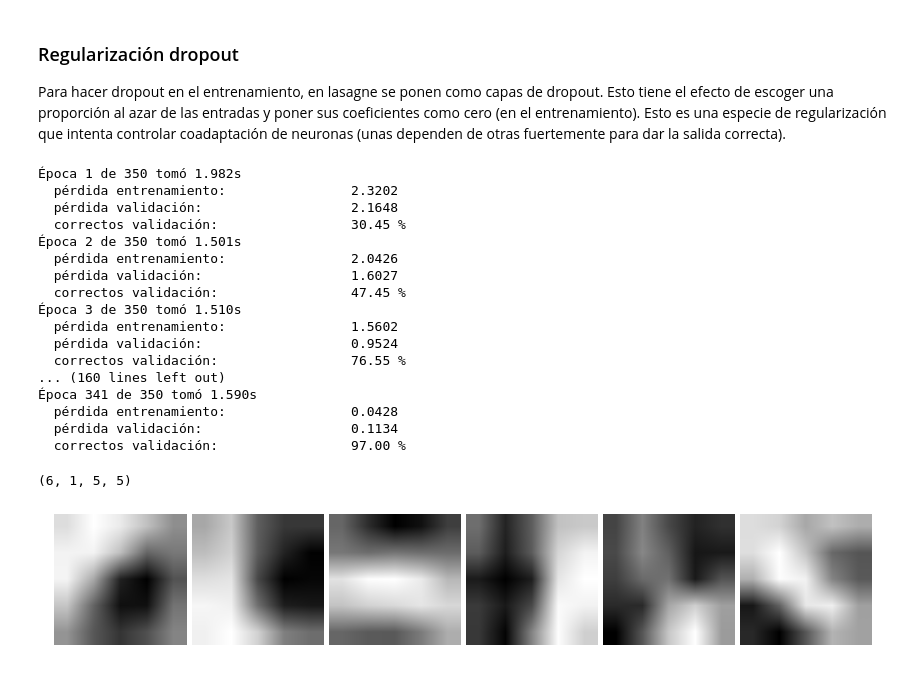
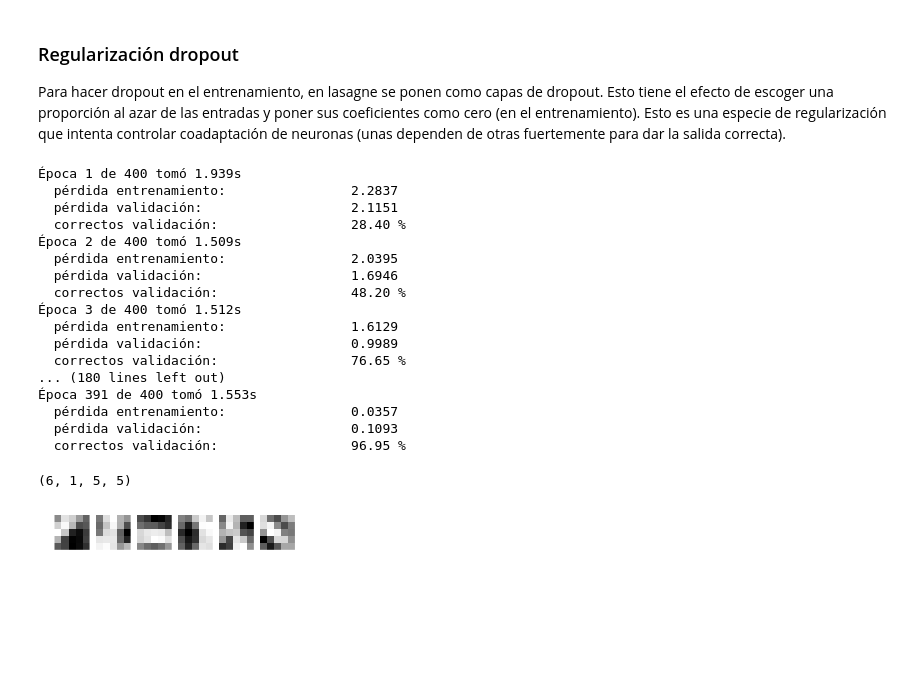
Before and after one commit to Songeo/aprendizaje_estadistico_2015, a Jupyter notebook: clases/clase_22/Clase_22_redes_conv.ipynb, the cells around one changed output. Drawn from its saved outputs; the diff is of its cells as text; code cells hidden in the pictures; blank space fills up the shorter version.

```diff
--- a/clases/clase_22/Clase_22_redes_conv.ipynb
+++ b/clases/clase_22/Clase_22_redes_conv.ipynb
@@ -596,45 +594,45 @@ updates_2 = lasagne.updates.nesterov_momentum(perdida_reg_2, params_2, learning_
 entrena_fn_2 = theano.function([entrada_var, respuesta_var], perdida_2, updates=updates_2)
 valid_fn_2 = theano.function([entrada_var, respuesta_var], [perdida_pr_2, test_acc])
 
-ajustar_red(350, x_train,y_train, x_test,y_test, entrena_fn_2, valid_fn_2)
+ajustar_red(400, x_train,y_train, x_test,y_test, entrena_fn_2, valid_fn_2)
 # %% [output]
-Época 1 de 350 tomó 1.982s
-  pérdida entrenamiento:                2.3202
-  pérdida validación:                   2.1648
-  correctos validación:                 30.45 %
-Época 2 de 350 tomó 1.501s
-  pérdida entrenamiento:                2.0426
-  pérdida validación:                   1.6027
-  correctos validación:                 47.45 %
-Época 3 de 350 tomó 1.510s
-  pérdida entrenamiento:                1.5602
-  pérdida validación:                   0.9524
-  correctos validación:                 76.55 %
-... (160 lines left out)
-Época 341 de 350 tomó 1.590s
-  pérdida entrenamiento:                0.0428
-  pérdida validación:                   0.1134
-  correctos validación:                 97.00 %
+Época 1 de 400 tomó 1.939s
+  pérdida entrenamiento:                2.2837
+  pérdida validación:                   2.1151
+  correctos validación:                 28.40 %
+Época 2 de 400 tomó 1.509s
+  pérdida entrenamiento:                2.0395
+  pérdida validación:                   1.6946
+  correctos validación:                 48.20 %
+Época 3 de 400 tomó 1.512s
+  pérdida entrenamiento:                1.6129
+  pérdida validación:                   0.9989
+  correctos validación:                 76.65 %
+... (180 lines left out)
+Época 391 de 400 tomó 1.553s
+  pérdida entrenamiento:                0.0357
+  pérdida validación:                   0.1093
+  correctos validación:                 96.95 %
 # %%
 
 import matplotlib.cm as cm
 import matplotlib.gridspec as gridspec
 pesos_1 = capa_conv_1.W.get_value()
 print pesos_1.shape
 
-
+rcParams['figure.figsize'] = (4,4)
 fig  = plt.figure()
 num_filt_1 = pesos_1.shape[0]
 gs = gridspec.GridSpec(1, num_filt_1)
 ax = [plt.subplot(gs[i]) for i in range(num_filt_1)]
 gs.update(hspace=0)
 gs.tight_layout(fig, h_pad=-2.0,w_pad=-2.0)
 for i in range(num_filt_1):
-    ax[i].imshow(pesos_1[i,0,:,:], cmap = cm.Greys_r)#, interpolation = 'none')
+    ax[i].imshow(pesos_1[i,0,:,:], cmap = cm.Greys_r, interpolation = 'none')
     ax[i].axis('off')
 # %% [output]
 (6, 1, 5, 5)
-[figure, old version]
+[figure, new version]
 # %%
 pred_prueba = lasagne.layers.get_output(capa_salida, deterministic=True)
 predict_fn = theano.function([entrada_var], T.argmax(pred_prueba, axis=1))
```
Also changed, not shown: parts of 13 cells of this notebook, 3 other files.
